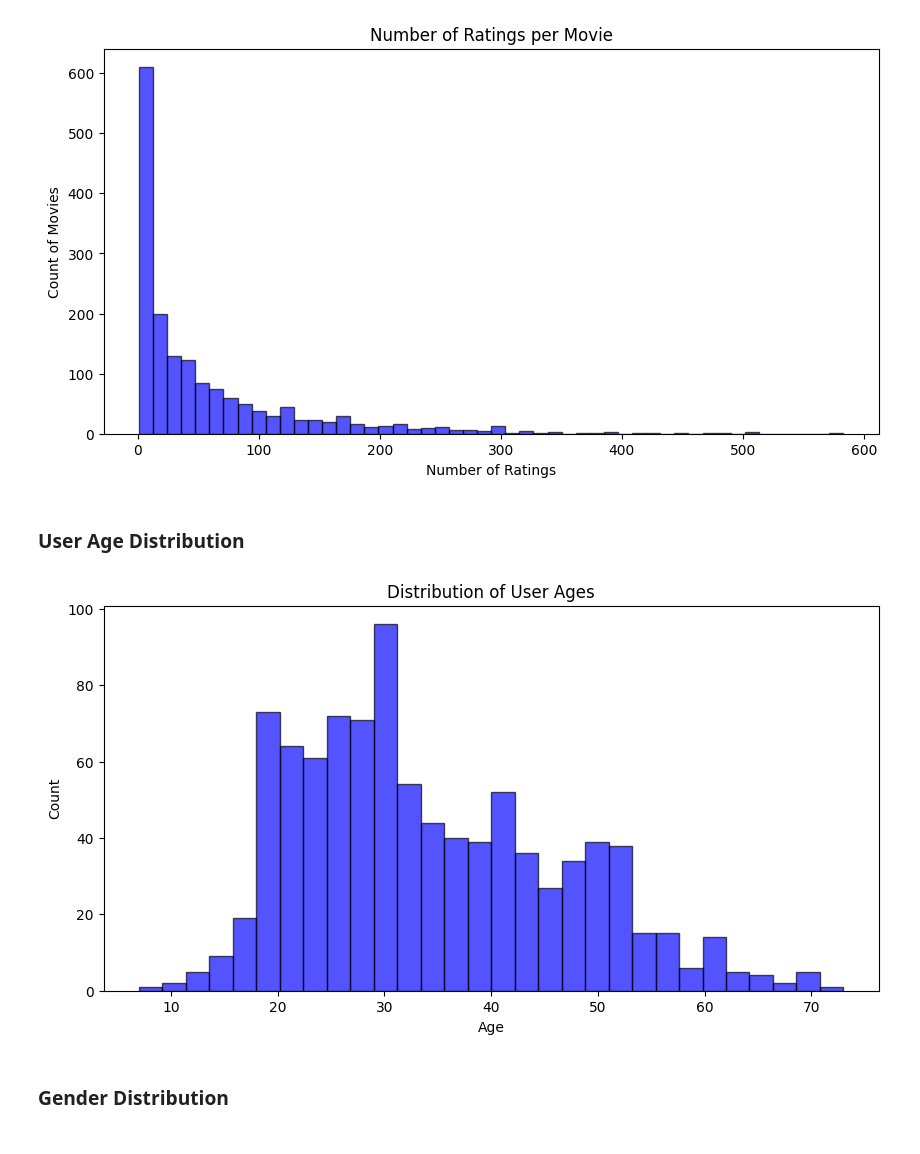
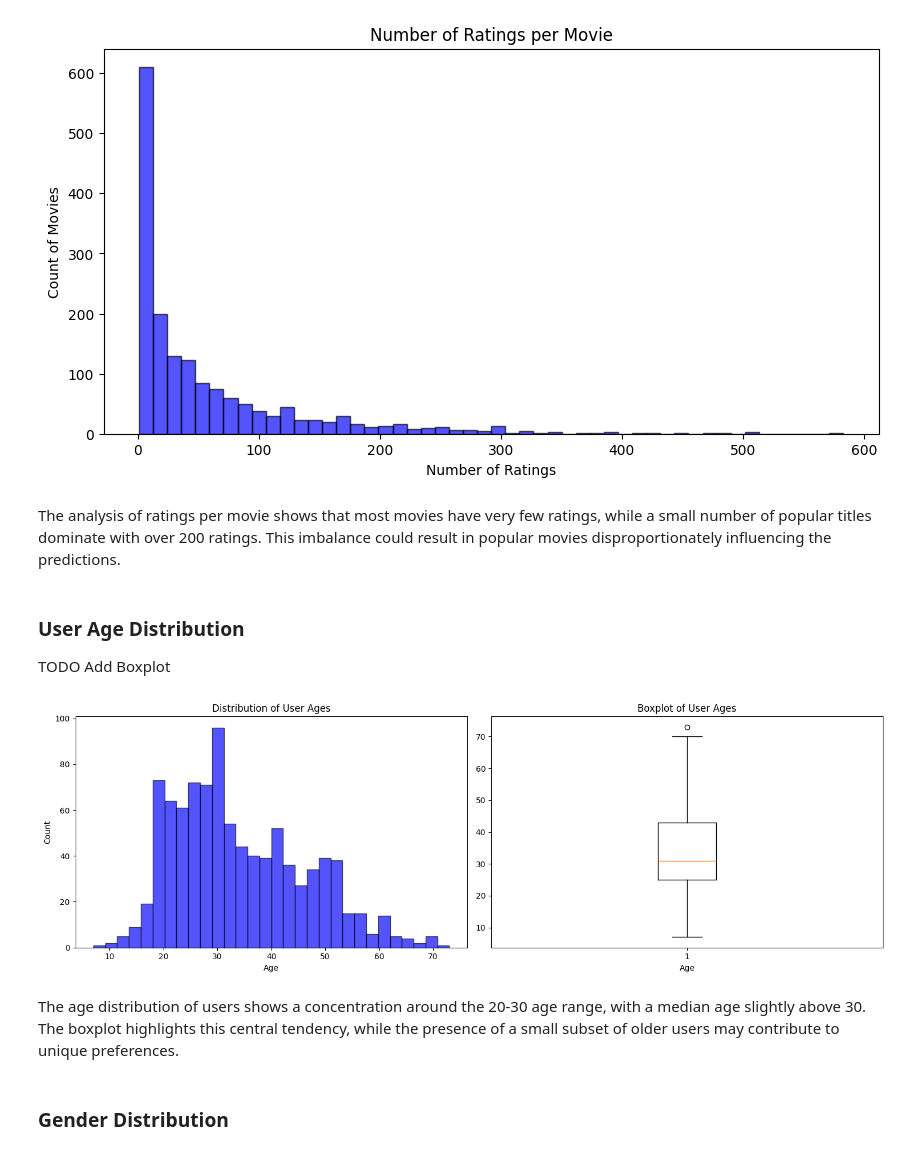
Before and after one commit to moOritzl/bachelorpraktikum-applied-machine-learning, a Jupyter notebook: Week_08/Recommender_Systems_Matrix_Factorization.ipynb, the cells around one changed output. Saved outputs shown, nothing was run; the diff lists cells and outputs as text; code cells hidden in the pictures.

```diff
--- a/Week_08/Recommender_Systems_Matrix_Factorization.ipynb
+++ b/Week_08/Recommender_Systems_Matrix_Factorization.ipynb
@@ -184,17 +188,30 @@ plt.ylabel('Count of Movies')
 plt.show()
 # %% [output]
 [figure]
+# %% [markdown]
+The analysis of ratings per movie shows that most movies have very few ratings, while a small number of popular titles dominate with over 200 ratings. This imbalance could result in popular movies disproportionately influencing the predictions.
 # %% [markdown]
 ### User Age Distribution
+
+TODO Add Boxplot
 # %%
-plt.figure(figsize=(10, 5))
-plt.hist(users_df['age'], bins=30, color='blue', alpha=0.67, edgecolor='black')
-plt.title('Distribution of User Ages')
-plt.xlabel('Age')
-plt.ylabel('Count')
+fig, axes = plt.subplots(1, 2, figsize=(15, 5))
+
+axes[0].hist(users_df['age'], bins=30, color='blue', alpha=0.67, edgecolor='black')
+axes[0].set_title('Distribution of User Ages')
+axes[0].set_xlabel('Age')
+axes[0].set_ylabel('Count')
+
+axes[1].boxplot(users_df['age'])
+axes[1].set_title('Boxplot of User Ages')
+axes[1].set_xlabel('Age')
+
+plt.tight_layout()
 plt.show()
 # %% [output]
-[figure, old version]
+[figure, new version]
+# %% [markdown]
+The age distribution of users shows a concentration around the 20-30 age range, with a median age slightly above 30. The boxplot highlights this central tendency, while the presence of a small subset of older users may contribute to unique preferences.
 # %% [markdown]
 ### Gender Distribution
 # %%
```
Also changed, not shown: parts of 25 cells of this notebook.
